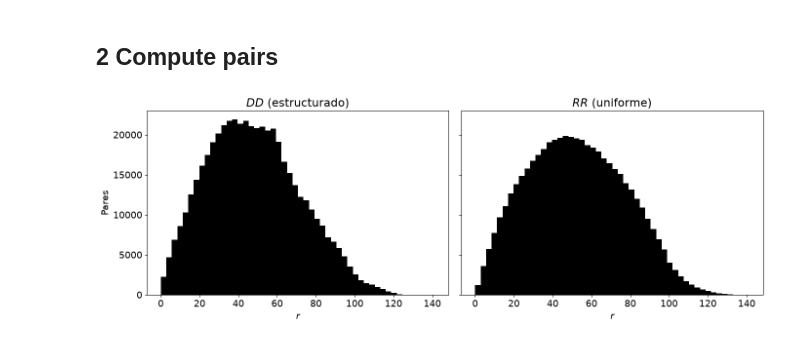
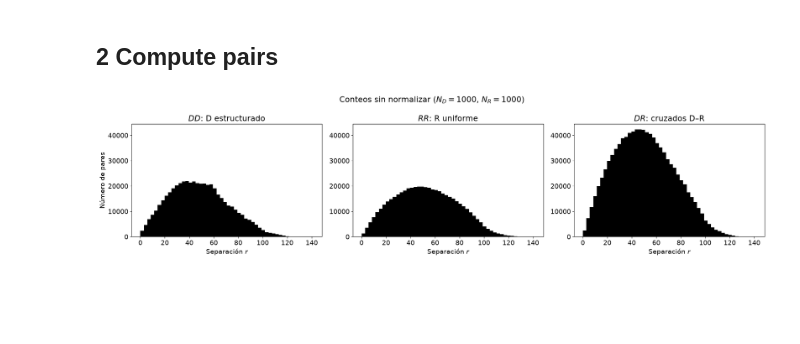
Before and after one commit to jairferrara/num-est, a Jupyter notebook: 05/05.ipynb, the cells around one changed output. Saved outputs shown, nothing was run; the diff lists cells and outputs as text; code cells hidden in the pictures; blank space fills up the shorter version.

```diff
--- a/05/05.ipynb
+++ b/05/05.ipynb
@@ -34,8 +34,8 @@ for i in range(ND):
     xy_strc[i] = [X, Y]
 # %%
 fig, axs = plt.subplots(1, 2, figsize=(14, 7), sharex=True, sharey=True)
-fondos = [((x_grid, y_grid), 1, 'Cuadrícula $100\\times100$'),
-          (xy_unif.T, 4, f'Uniforme R ($N_R={NR}$)')]
+fondos = [((x_grid, y_grid), 1, 'Sobre cuadrícula $100\\times100$'),
+          (xy_unif.T, 4, f'Sobre uniforme R ($N_R={NR}$)')]
 for ax, (fondo, s, titulo) in zip(axs, fondos):
     ax.scatter(*fondo, s=s, c='k', linewidths=0, zorder=1)
     for p in centers:
@@ -44,6 +44,7 @@ for ax, (fondo, s, titulo) in zip(axs, fondos):
     ax.scatter(*centers.T, s=10, c='g', linewidths=0, zorder=4)
     ax.set(xlabel='$x$', title=titulo, aspect='equal')
 axs[0].set_ylabel('$y$')
+fig.suptitle(f'Construcción del catálogo estructurado D ($N_D={ND}$, $R={radius}$)')
 fig.tight_layout()
 plt.show()
 # %% [output]
@@ -61,18 +62,33 @@ plt.show()
 # %% [markdown]
 ## 2 Compute pairs
 # %%
-from scipy.spatial.distance import pdist
+edges = np.linspace(0, 100*np.sqrt(2), 51)
+DD = np.zeros(len(edges) - 1, dtype=int)
+RR = np.zeros(len(edges) - 1, dtype=int)
+DR = np.zeros(len(edges) - 1, dtype=int)
+for i in range(ND - 1):
+    dd = np.linalg.norm(xy_strc[i+1:] - xy_strc[i], axis=1)
+    DD += np.histogram(dd, bins=edges)[0]
+for i in range(NR - 1):
+    rr = np.linalg.norm(xy_unif[i+1:] - xy_unif[i], axis=1)
+    RR += np.histogram(rr, bins=edges)[0]
+for i in range(NR):
+    dr = np.linalg.norm(xy_strc - xy_unif[i], axis=1)
+    DR += np.histogram(dr, bins=edges)[0]
 
-edges = np.linspace(0, 100*np.sqrt(2), 51)
-DD, _ = np.histogram(pdist(xy_strc), bins=edges)
-RR, _ = np.histogram(pdist(xy_unif), bins=edges)
+DD_norm = DD / (ND * (ND - 1) / 2)
+RR_norm = RR / (NR * (NR - 1) / 2)
+DR_norm = DR / (ND * NR)
 # %%
-fig, axs = plt.subplots(1, 2, figsize=(14, 5), sharey=True)
-for ax, H, t in zip(axs, (DD, RR), ('$DD$ (estructurado)', '$RR$ (uniforme)')):
+fig, axs = plt.subplots(1, 3, figsize=(20, 5))
+datos = [(DD, '$DD$: D estructurado'), (RR, '$RR$: R uniforme'), (DR, '$DR$: cruzados D–R')]
+top = 1.05 * max(DD.max(), RR.max(), DR.max())
+for ax, (H, t) in zip(axs, datos):
     ax.stairs(H, edges, fill=True, color='k')
-    ax.set(xlabel='$r$', title=t)
-axs[0].set_ylabel('Pares')
+    ax.set(xlabel='Separación $r$', title=t, ylim=(0, top))
+axs[0].set_ylabel('Número de pares')
+fig.suptitle(f'Conteos sin normalizar ($N_D={ND}$, $N_R={NR}$)')
 fig.tight_layout()
 plt.show()
 # %% [output]
-[figure, old version]
+[figure, new version]
```
Also changed, not shown: parts of 11 cells of this notebook, 1 other file.
